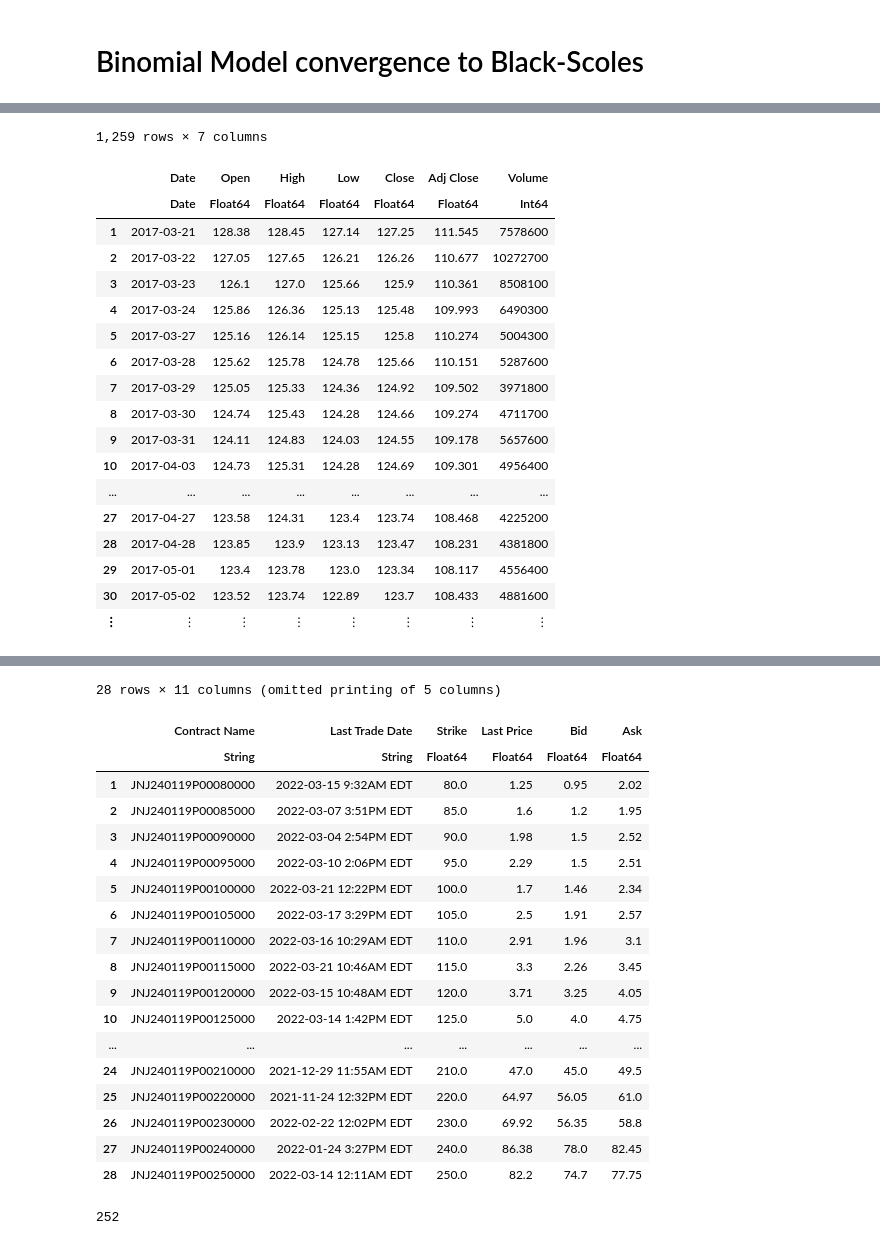
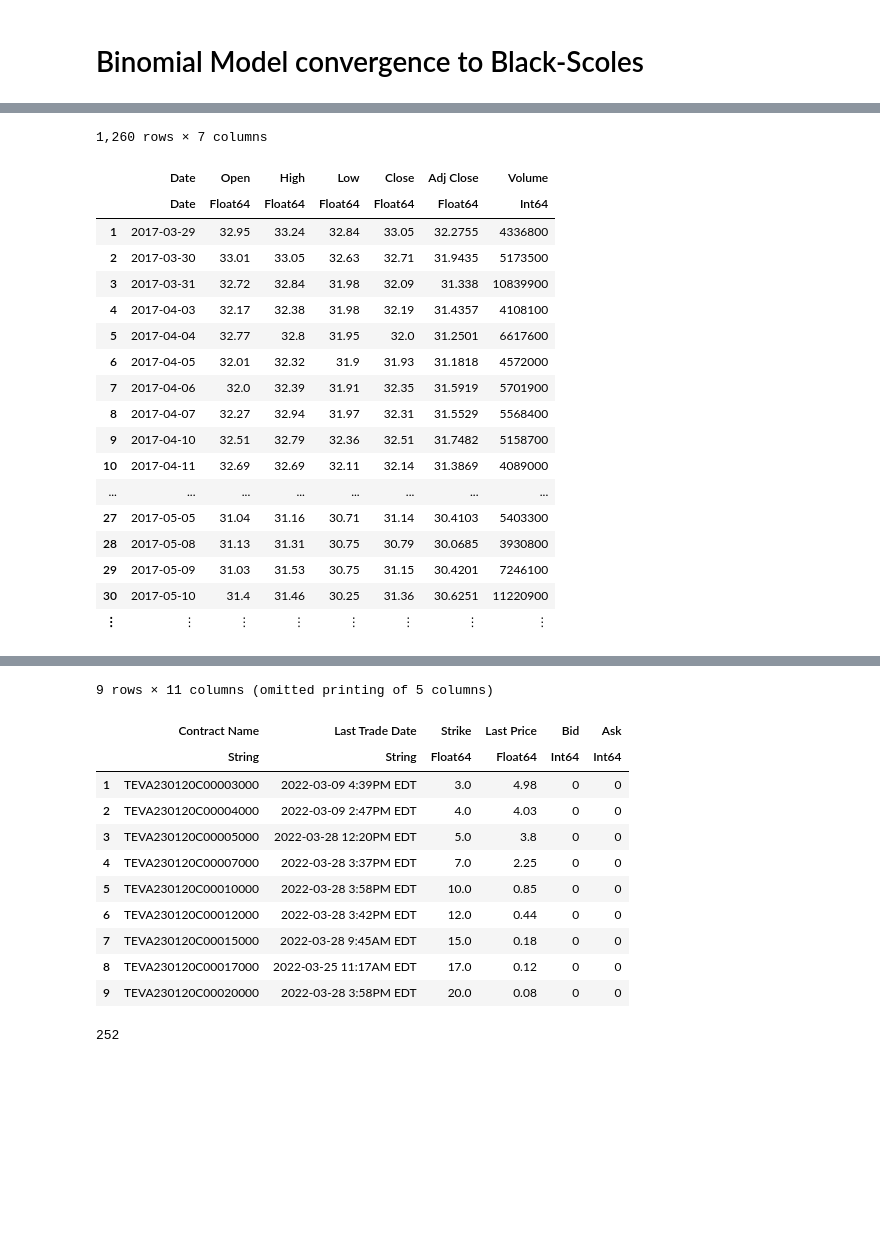
Before and after one commit to aidinattar/Financial-Mathematics, a Jupyter notebook: W2.Black-Scholes_Binomial/Black_Scholes-Binomial.ipynb, the cells around one changed output, grey strips where cells are left out. Drawn from its saved outputs; the diff is of its cells as text; code cells hidden in the pictures; blank space fills up the shorter version.

```diff
--- a/W2.Black-Scholes_Binomial/Black_Scholes-Binomial.ipynb
+++ b/W2.Black-Scholes_Binomial/Black_Scholes-Binomial.ipynb
@@ -18,23 +21,23 @@ using RCall
 # %%
-JNJ = DataFrame(CSV.File("DATA/JNJ.csv"))
+STOCK = DataFrame(CSV.File("DATA/TEVA.csv"))
 # %% [output]
-1,259 rows × 7 columns
+1,260 rows × 7 columns
 |  | Date | Open | High | Low | Close | Adj Close | Volume |
 |  | Date | Float64 | Float64 | Float64 | Float64 | Float64 | Int64 |
-| 1 | 2017-03-21 | 128.38 | 128.45 | 127.14 | 127.25 | 111.545 | 7578600 |
-| 2 | 2017-03-22 | 127.05 | 127.65 | 126.21 | 126.26 | 110.677 | 10272700 |
-| 3 | 2017-03-23 | 126.1 | 127.0 | 125.66 | 125.9 | 110.361 | 8508100 |
-| 4 | 2017-03-24 | 125.86 | 126.36 | 125.13 | 125.48 | 109.993 | 6490300 |
-| 5 | 2017-03-27 | 125.16 | 126.14 | 125.15 | 125.8 | 110.274 | 5004300 |
-| 6 | 2017-03-28 | 125.62 | 125.78 | 124.78 | 125.66 | 110.151 | 5287600 |
-| 7 | 2017-03-29 | 125.05 | 125.33 | 124.36 | 124.92 | 109.502 | 3971800 |
-| 8 | 2017-03-30 | 124.74 | 125.43 | 124.28 | 124.66 | 109.274 | 4711700 |
-| 9 | 2017-03-31 | 124.11 | 124.83 | 124.03 | 124.55 | 109.178 | 5657600 |
-| 10 | 2017-04-03 | 124.73 | 125.31 | 124.28 | 124.69 | 109.301 | 4956400 |
+| 1 | 2017-03-29 | 32.95 | 33.24 | 32.84 | 33.05 | 32.2755 | 4336800 |
+| 2 | 2017-03-30 | 33.01 | 33.05 | 32.63 | 32.71 | 31.9435 | 5173500 |
+| 3 | 2017-03-31 | 32.72 | 32.84 | 31.98 | 32.09 | 31.338 | 10839900 |
+| 4 | 2017-04-03 | 32.17 | 32.38 | 31.98 | 32.19 | 31.4357 | 4108100 |
+| 5 | 2017-04-04 | 32.77 | 32.8 | 31.95 | 32.0 | 31.2501 | 6617600 |
+| 6 | 2017-04-05 | 32.01 | 32.32 | 31.9 | 31.93 | 31.1818 | 4572000 |
+| 7 | 2017-04-06 | 32.0 | 32.39 | 31.91 | 32.35 | 31.5919 | 5701900 |
+| 8 | 2017-04-07 | 32.27 | 32.94 | 31.97 | 32.31 | 31.5529 | 5568400 |
+| 9 | 2017-04-10 | 32.51 | 32.79 | 32.36 | 32.51 | 31.7482 | 5158700 |
+| 10 | 2017-04-11 | 32.69 | 32.69 | 32.11 | 32.14 | 31.3869 | 4089000 |
 | ... | ... | ... | ... | ... | ... | ... | ... |
-| 27 | 2017-04-27 | 123.58 | 124.31 | 123.4 | 123.74 | 108.468 | 4225200 |
-| 28 | 2017-04-28 | 123.85 | 123.9 | 123.13 | 123.47 | 108.231 | 4381800 |
-| 29 | 2017-05-01 | 123.4 | 123.78 | 123.0 | 123.34 | 108.117 | 4556400 |
-| 30 | 2017-05-02 | 123.52 | 123.74 | 122.89 | 123.7 | 108.433 | 4881600 |
+| 27 | 2017-05-05 | 31.04 | 31.16 | 30.71 | 31.14 | 30.4103 | 5403300 |
+| 28 | 2017-05-08 | 31.13 | 31.31 | 30.75 | 30.79 | 30.0685 | 3930800 |
+| 29 | 2017-05-09 | 31.03 | 31.53 | 30.75 | 31.15 | 30.4201 | 7246100 |
+| 30 | 2017-05-10 | 31.4 | 31.46 | 30.25 | 31.36 | 30.6251 | 11220900 |
 | ⋮ | ⋮ | ⋮ | ⋮ | ⋮ | ⋮ | ⋮ | ⋮ |
 # %%
@@ -51,37 +54,21 @@ p = PlotlyJS.plot(candlestick(x    =JNJ[!, "Date" ],
 # %%
 CALL_1MONTH   = DataFrame(CSV.File("DATA/CALL_1MONTH.csv"  ))
 CALL_3MONTHS  = DataFrame(CSV.File("DATA/CALL_3MONTHS.csv" ))
-CALL_7MONTHS  = DataFrame(CSV.File("DATA/CALL_7MONTHS.csv" ))
+CALL_6MONTHS  = DataFrame(CSV.File("DATA/CALL_6MONTHS.csv" ))
 CALL_10MONTHS = DataFrame(CSV.File("DATA/CALL_10MONTHS.csv"))
-CALL_15MONTHS = DataFrame(CSV.File("DATA/CALL_15MONTHS.csv"))
-CALL_22MONTHS = DataFrame(CSV.File("DATA/CALL_22MONTHS.csv"))
-
-PUT_1MONTH    = DataFrame(CSV.File("DATA/PUT_1MONTH.csv"   ))
-PUT_3MONTHS   = DataFrame(CSV.File("DATA/PUT_3MONTHS.csv"  ))
-PUT_7MONTHS   = DataFrame(CSV.File("DATA/PUT_7MONTHS.csv"  ))
-PUT_10MONTHS  = DataFrame(CSV.File("DATA/PUT_10MONTHS.csv" ))
-PUT_15MONTHS  = DataFrame(CSV.File("DATA/PUT_15MONTHS.csv" ))
-PUT_22MONTHS  = DataFrame(CSV.File("DATA/PUT_22MONTHS.csv" ))
 # %% [output]
-28 rows × 11 columns (omitted printing of 5 columns)
+9 rows × 11 columns (omitted printing of 5 columns)
 |  | Contract Name | Last Trade Date | Strike | Last Price | Bid | Ask |
-|  | String | String | Float64 | Float64 | Float64 | Float64 |
-| 1 | JNJ240119P00080000 | 2022-03-15 9:32AM EDT | 80.0 | 1.25 | 0.95 | 2.02 |
-| 2 | JNJ240119P00085000 | 2022-03-07 3:51PM EDT | 85.0 | 1.6 | 1.2 | 1.95 |
-| 3 | JNJ240119P00090000 | 2022-03-04 2:54PM EDT | 90.0 | 1.98 | 1.5 | 2.52 |
-| 4 | JNJ240119P00095000 | 2022-03-10 2:06PM EDT | 95.0 | 2.29 | 1.5 | 2.51 |
-| 5 | JNJ240119P00100000 | 2022-03-21 12:22PM EDT | 100.0 | 1.7 | 1.46 | 2.34 |
-| 6 | JNJ240119P00105000 | 2022-03-17 3:29PM EDT | 105.0 | 2.5 | 1.91 | 2.57 |
-| 7 | JNJ240119P00110000 | 2022-03-16 10:29AM EDT | 110.0 | 2.91 | 1.96 | 3.1 |
-| 8 | JNJ240119P00115000 | 2022-03-21 10:46AM EDT | 115.0 | 3.3 | 2.26 | 3.45 |
-| 9 | JNJ240119P00120000 | 2022-03-15 10:48AM EDT | 120.0 | 3.71 | 3.25 | 4.05 |
-| 10 | JNJ240119P00125000 | 2022-03-14 1:42PM EDT | 125.0 | 5.0 | 4.0 | 4.75 |
-| ... | ... | ... | ... | ... | ... | ... |
-| 24 | JNJ240119P00210000 | 2021-12-29 11:55AM EDT | 210.0 | 47.0 | 45.0 | 49.5 |
-| 25 | JNJ240119P00220000 | 2021-11-24 12:32PM EDT | 220.0 | 64.97 | 56.05 | 61.0 |
-| 26 | JNJ240119P00230000 | 2022-02-22 12:02PM EDT | 230.0 | 69.92 | 56.35 | 58.8 |
-| 27 | JNJ240119P00240000 | 2022-01-24 3:27PM EDT | 240.0 | 86.38 | 78.0 | 82.45 |
-| 28 | JNJ240119P00250000 | 2022-03-14 12:11AM EDT | 250.0 | 82.2 | 74.7 | 77.75 |
+|  | String | String | Float64 | Float64 | Int64 | Int64 |
+| 1 | TEVA230120C00003000 | 2022-03-09 4:39PM EDT | 3.0 | 4.98 | 0 | 0 |
+| 2 | TEVA230120C00004000 | 2022-03-09 2:47PM EDT | 4.0 | 4.03 | 0 | 0 |
+| 3 | TEVA230120C00005000 | 2022-03-28 12:20PM EDT | 5.0 | 3.8 | 0 | 0 |
+| 4 | TEVA230120C00007000 | 2022-03-28 3:37PM EDT | 7.0 | 2.25 | 0 | 0 |
+| 5 | TEVA230120C00010000 | 2022-03-28 3:58PM EDT | 10.0 | 0.85 | 0 | 0 |
+| 6 | TEVA230120C00012000 | 2022-03-28 3:42PM EDT | 12.0 | 0.44 | 0 | 0 |
+| 7 | TEVA230120C00015000 | 2022-03-28 9:45AM EDT | 15.0 | 0.18 | 0 | 0 |
+| 8 | TEVA230120C00017000 | 2022-03-25 11:17AM EDT | 17.0 | 0.12 | 0 | 0 |
+| 9 | TEVA230120C00020000 | 2022-03-28 3:58PM EDT | 20.0 | 0.08 | 0 | 0 |
 # %%
 #INTEREST_RATES = Dict("overnight"=>.0032871,
 #                      "1 month"  =>.0044857,
```
Also changed, not shown: parts of 15 cells of this notebook, 15 other files.
